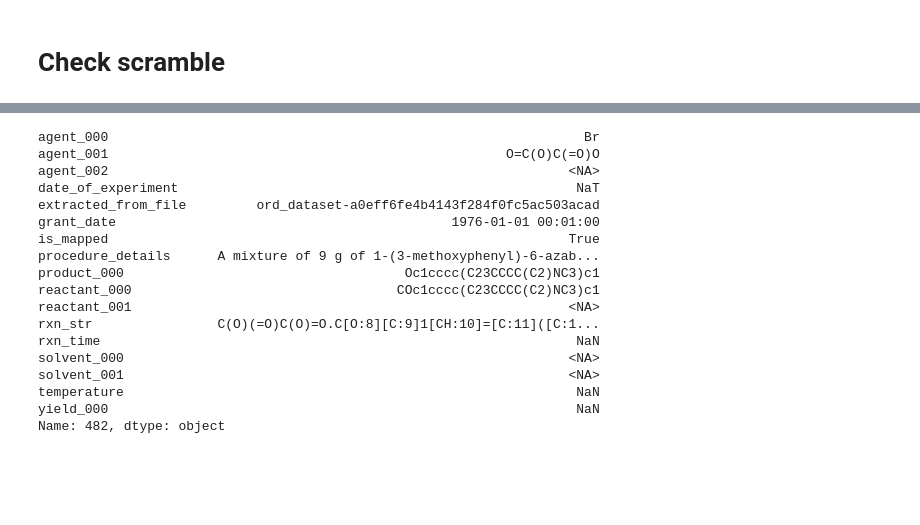
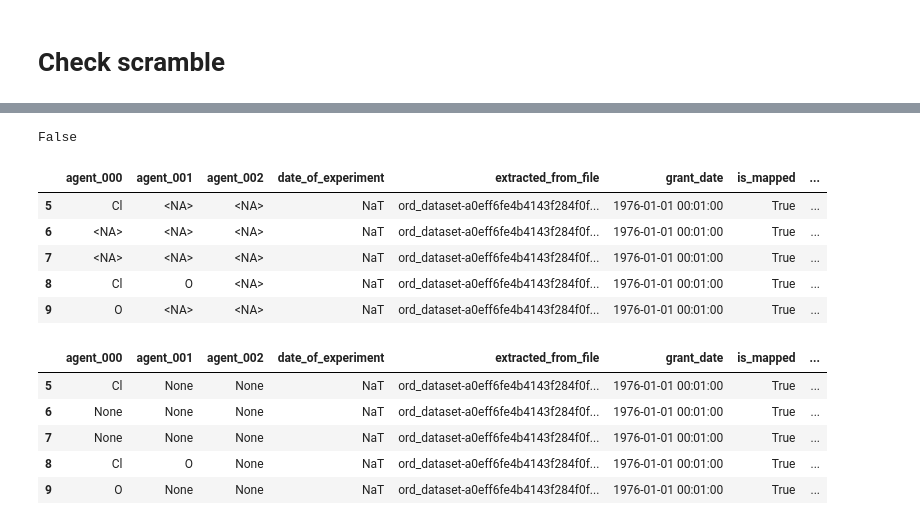
Before and after one commit to sustainable-processes/ORDerly, a Jupyter notebook: notebooks/inspect_final_data.ipynb, the cells around one changed output, grey strips where cells are left out. Saved outputs shown, nothing was run; the diff lists cells and outputs as text; code cells hidden in the pictures; blank space fills up the shorter version.

Commit message:
fixed scramble data

```diff
--- a/notebooks/inspect_final_data.ipynb
+++ b/notebooks/inspect_final_data.ipynb
@@ -313,5 +313,5 @@ data = message_helpers.load_message(pb, dataset_pb2.Dataset)
 # %%
 import pandas as pd
 # %%
-true = pd.read_parquet('/Users/dsw46/Library/CloudStorage/OneDrive-UniversityofCambridge/Cambridge/Projects/ORDerly/2-research/check_scramble/orderly_no_trust_no_map_with_scramble.parquet')
-false = pd.read_parquet('/Users/dsw46/Library/CloudStorage/OneDrive-UniversityofCambridge/Cambridge/Projects/ORDerly/2-research/check_scramble/orderly_no_trust_no_map_no_scramble.parquet')
+true = pd.read_parquet('/Users/dsw46/Projects_local/ORDerly/data/orderly/check_scramble/orderly_no_trust_no_map_with_scramble.parquet')
+false = pd.read_parquet('/Users/dsw46/Projects_local/ORDerly/data/orderly/check_scramble/orderly_no_trust_no_map_no_scramble.parquet')
@@ -339,21 +318,22 @@ Name: 482, dtype: object
+# %%
+true.equals(false)
+# %% [output]
+False
 # %%
-false.iloc[482]
+false.iloc[5:10]
 # %% [output]
-agent_000                                                             Br
-agent_001                                                   O=C(O)C(=O)O
-agent_002                                                           <NA>
-date_of_experiment                                                   NaT
-extracted_from_file         ord_dataset-a0eff6fe4b4143f284f0fc5ac503acad
-grant_date                                           1976-01-01 00:01:00
-is_mapped                                                           True
-procedure_details      A mixture of 9 g of 1-(3-methoxyphenyl)-6-azab...
-product_000                                    Oc1cccc(C23CCCC(C2)NC3)c1
-reactant_000                                  COc1cccc(C23CCCC(C2)NC3)c1
-reactant_001                                                        <NA>
-rxn_str                C(O)(=O)C(O)=O.C[O:8][C:9]1[CH:10]=[C:11]([C:1...
-rxn_time                                                             NaN
-solvent_000                                                         <NA>
-solvent_001                                                         <NA>
-temperature                                                          NaN
-yield_000                                                            NaN
-Name: 482, dtype: object
+|  | agent_000 | agent_001 | agent_002 | date_of_experiment | extracted_from_file | grant_date | is_mapped | ... |
+| 5 | Cl | <NA> | <NA> | NaT | ord_dataset-a0eff6fe4b4143f284f0f... | 1976-01-01 00:01:00 | True | ... |
+| 6 | <NA> | <NA> | <NA> | NaT | ord_dataset-a0eff6fe4b4143f284f0f... | 1976-01-01 00:01:00 | True | ... |
+| 7 | <NA> | <NA> | <NA> | NaT | ord_dataset-a0eff6fe4b4143f284f0f... | 1976-01-01 00:01:00 | True | ... |
+| 8 | Cl | O | <NA> | NaT | ord_dataset-a0eff6fe4b4143f284f0f... | 1976-01-01 00:01:00 | True | ... |
+| 9 | O | <NA> | <NA> | NaT | ord_dataset-a0eff6fe4b4143f284f0f... | 1976-01-01 00:01:00 | True | ... |
+# %%
+true[5:10]
+# %% [output]
+|  | agent_000 | agent_001 | agent_002 | date_of_experiment | extracted_from_file | grant_date | is_mapped | ... |
+| 5 | Cl | None | None | NaT | ord_dataset-a0eff6fe4b4143f284f0f... | 1976-01-01 00:01:00 | True | ... |
+| 6 | None | None | None | NaT | ord_dataset-a0eff6fe4b4143f284f0f... | 1976-01-01 00:01:00 | True | ... |
+| 7 | None | None | None | NaT | ord_dataset-a0eff6fe4b4143f284f0f... | 1976-01-01 00:01:00 | True | ... |
+| 8 | Cl | O | None | NaT | ord_dataset-a0eff6fe4b4143f284f0f... | 1976-01-01 00:01:00 | True | ... |
+| 9 | O | None | None | NaT | ord_dataset-a0eff6fe4b4143f284f0f... | 1976-01-01 00:01:00 | True | ... |
```
Also changed, not shown: parts of 1 cell of this notebook, 1 other file.
